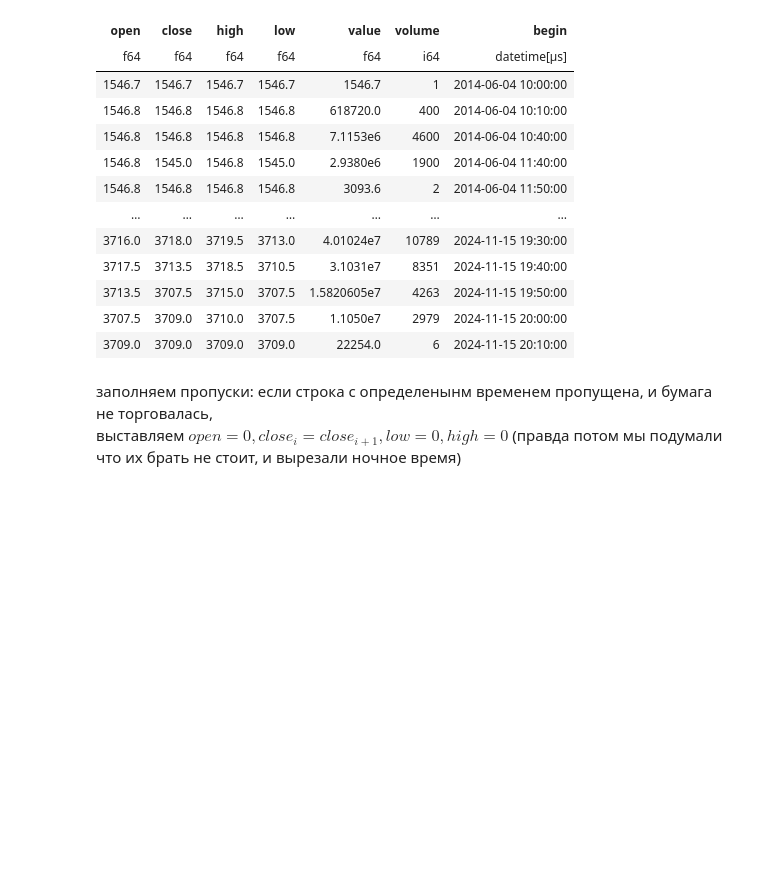
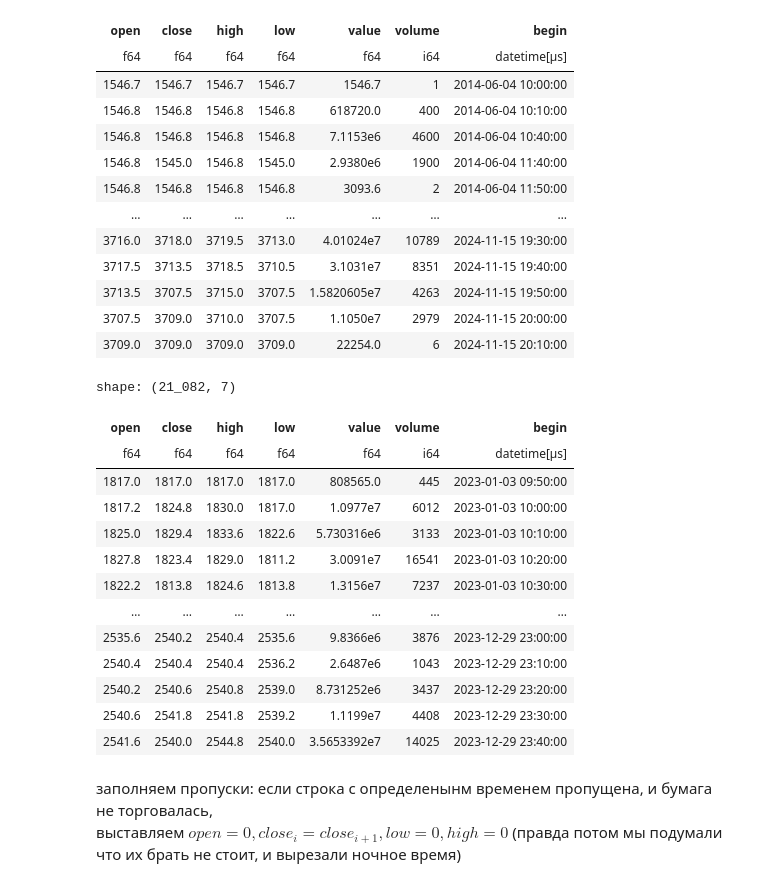
Before and after one commit to Invest-Predict/prices-predictions, a Jupyter notebook: test_stuff/features.ipynb, the cells around one changed output. Drawn from its saved outputs; the diff is of its cells as text; code cells hidden in the pictures; blank space fills up the shorter version.

```diff
--- a/test stuff/features.ipynb
+++ b/test_stuff/features.ipynb
@@ -38,6 +38,23 @@ shape: (164_087, 7)
 | 3713.5 | 3707.5 | 3715.0 | 3707.5 | 1.5820605e7 | 4263 | 2024-11-15 19:50:00 |
 | 3707.5 | 3709.0 | 3710.0 | 3707.5 | 1.1050e7 | 2979 | 2024-11-15 20:00:00 |
 | 3709.0 | 3709.0 | 3709.0 | 3709.0 | 22254.0 | 6 | 2024-11-15 20:10:00 |
+# %%
+df.filter(pl.col('begin').dt.year() == 2023)
+# %% [output]
+shape: (21_082, 7)
+| open | close | high | low | value | volume | begin |
+| f64 | f64 | f64 | f64 | f64 | i64 | datetime[μs] |
+| 1817.0 | 1817.0 | 1817.0 | 1817.0 | 808565.0 | 445 | 2023-01-03 09:50:00 |
+| 1817.2 | 1824.8 | 1830.0 | 1817.0 | 1.0977e7 | 6012 | 2023-01-03 10:00:00 |
+| 1825.0 | 1829.4 | 1833.6 | 1822.6 | 5.730316e6 | 3133 | 2023-01-03 10:10:00 |
+| 1827.8 | 1823.4 | 1829.0 | 1811.2 | 3.0091e7 | 16541 | 2023-01-03 10:20:00 |
+| 1822.2 | 1813.8 | 1824.6 | 1813.8 | 1.3156e7 | 7237 | 2023-01-03 10:30:00 |
+| … | … | … | … | … | … | … |
+| 2535.6 | 2540.2 | 2540.4 | 2535.6 | 9.8366e6 | 3876 | 2023-12-29 23:00:00 |
+| 2540.4 | 2540.4 | 2540.4 | 2536.2 | 2.6487e6 | 1043 | 2023-12-29 23:10:00 |
+| 2540.2 | 2540.6 | 2540.8 | 2539.0 | 8.731252e6 | 3437 | 2023-12-29 23:20:00 |
+| 2540.6 | 2541.8 | 2541.8 | 2539.2 | 1.1199e7 | 4408 | 2023-12-29 23:30:00 |
+| 2541.6 | 2540.0 | 2544.8 | 2540.0 | 3.5653392e7 | 14025 | 2023-12-29 23:40:00 |
 # %% [markdown]
 заполняем пропуски: если строка с определенынм временем пропущена, и бумага не торговалась, \
 выставляем $open = 0, close_i = close_{i+1}, low = 0, high = 0$
```
Also changed, not shown: parts of 1 cell of this notebook, 4 other files.
